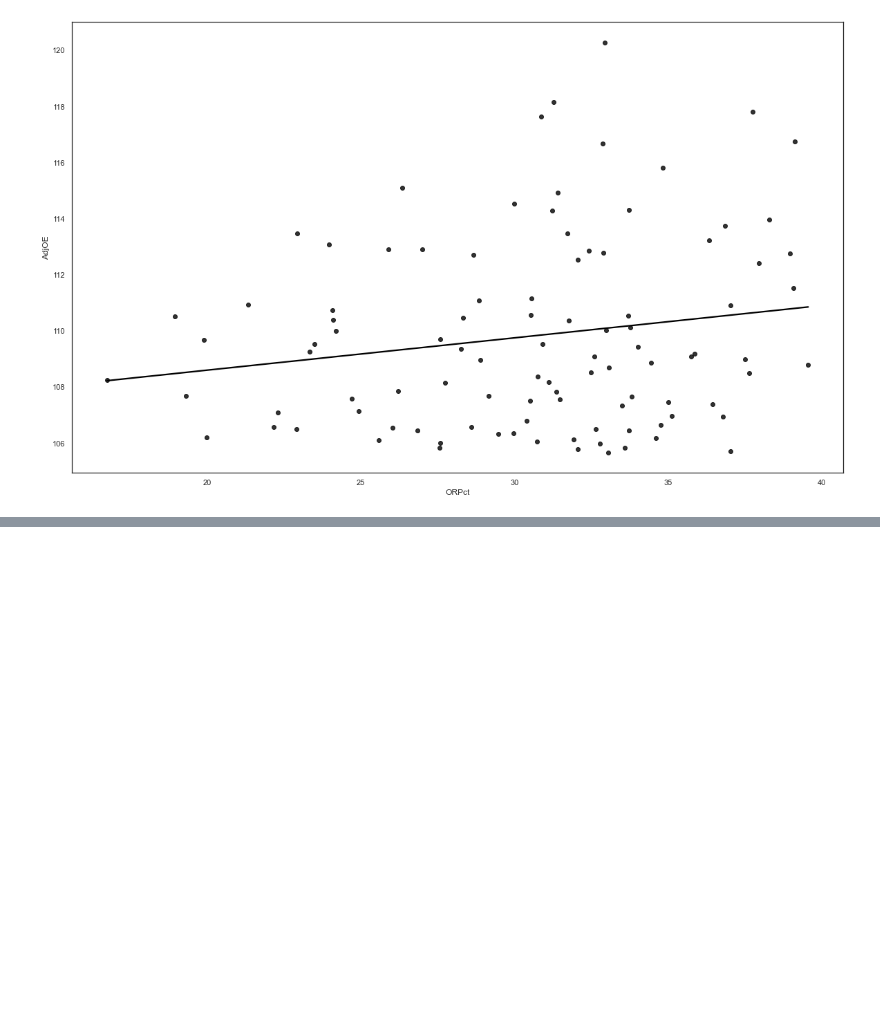
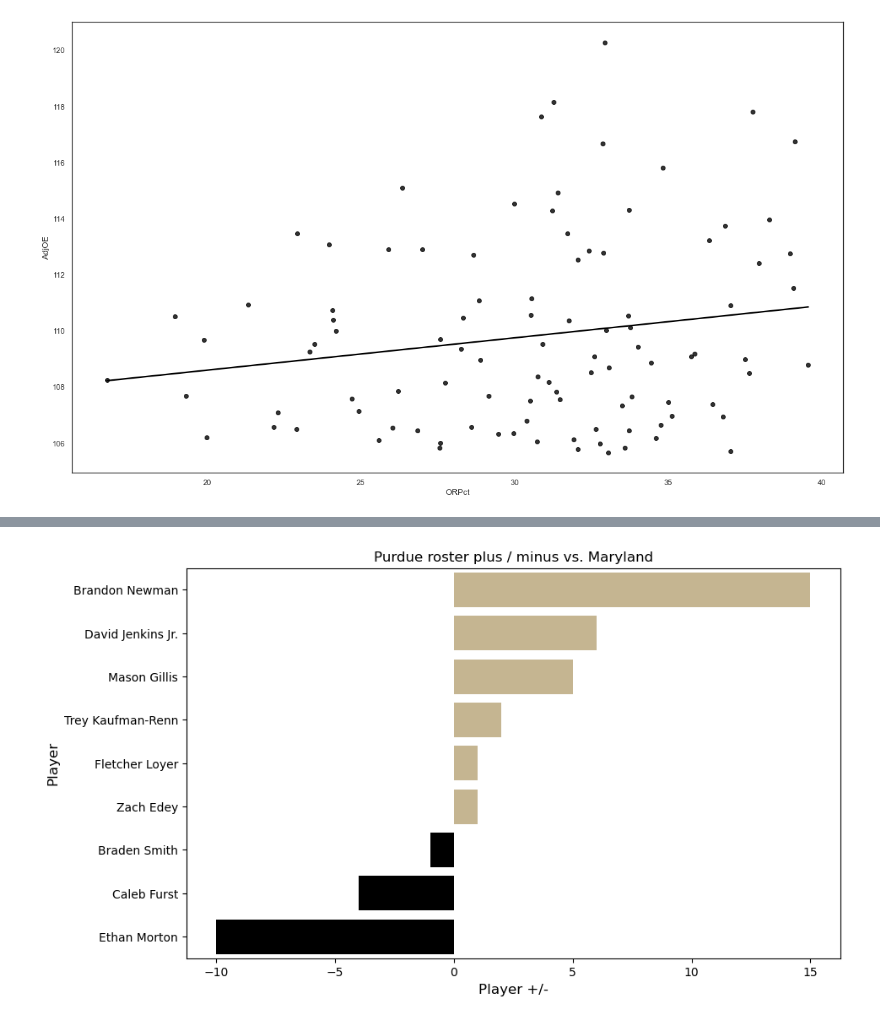
Before and after one commit to fmathews11/CBB_2023, a Jupyter notebook: create_visuals.ipynb, the cells around one changed output, grey strips where cells are left out. Cells and saved outputs as stored; diff of their text form; code cells hidden in the pictures; blank space fills up the shorter version.

```diff
--- a/create_visuals.ipynb
+++ b/create_visuals.ipynb
@@ -114,19 +78,0 @@ Name: DFP, Length: 363, dtype: float64
-# %%
-import statsmodels.api as sm
-
-x = df.drop(['AdjOE','TeamName','Purdue','DFP','Season','AdjEM','AdjDE','OE','DE','BlockPct'],axis = 1)
-x = x[[i for i in x.columns if not i.startswith("Rank") and not i.startswith("Opp")]]
-y = df.AdjOE.to_numpy()
-x_= sm.add_constant(x)
-model = sm.OLS(y,x_)
-result = model.fit()
-summary = result.summary()
-summary
-# #target_table = summary.tables[1]
-# summary_df = pd.DataFrame(target_table)
-# summary_df.iloc[0,0] = 'variable'
-# summary_df.iloc[0,4] = "p_value"
-# summary_df.columns = summary_df.iloc[0]
-# summary_df = summary_df.drop(0)
-# #summary_df.p_value = summary_df.p_value.astype(float)
-# summary_df.p_value.astype(float)
@@ -167,8 +78,0 @@ strong multicollinearity or other numerical problems.
-# %%
-x = x[[i for i in result.pvalues[result.pvalues <= 0.05].index.tolist() if i != "const"]]
-y = df.AdjOE.to_numpy()
-x_= sm.add_constant(x)
-model = sm.OLS(y,x_)
-result = model.fit()
-summary = result.summary()
-summary
@@ -201,0 +79,5 @@ strong multicollinearity or other numerical problems.
+# %%
+df = pd.read_csv('csvs/bpm.csv')
+df = df.sort_values('plus_minus',ascending=False).reset_index(drop = True)
+df['pos'] = df.plus_minus.map(lambda x: 1 if x >=0 else 0)
+df
@@ -201,0 +95,15 @@ strong multicollinearity or other numerical problems.
+# %%
+plt.figure(figsize = (10,6))
+g = sns.barplot(data = df,
+            x = 'plus_minus',
+            y = 'player',
+            hue = 'pos',
+            palette = ['#000000','#CEB888'],
+            dodge = False)
+g.legend_.remove()
+plt.xlabel("Player +/-", size = 12)
+plt.ylabel("Player",size = 12)
+plt.title("Purdue roster plus / minus vs. Maryland")
+plt.show();
+# %% [output]
+[figure, added]
```
Also changed, not shown: parts of 10 cells of this notebook, 4 other files.
